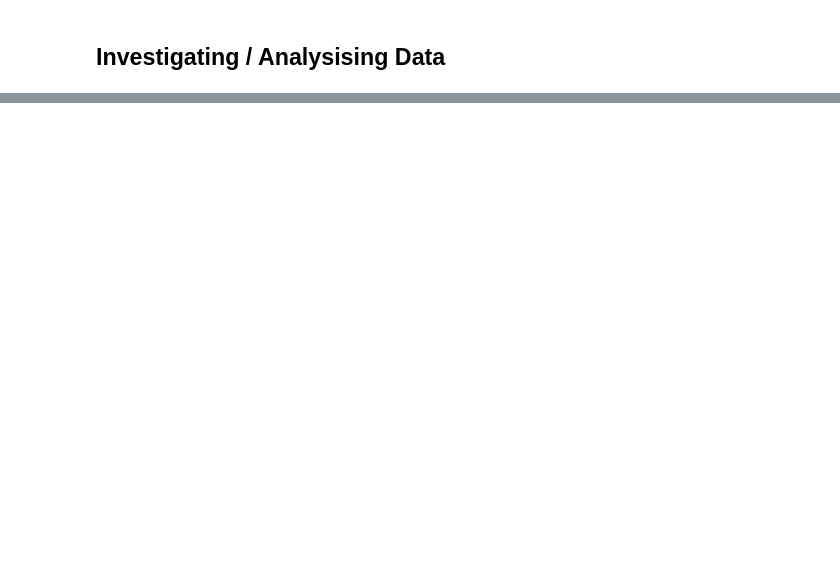
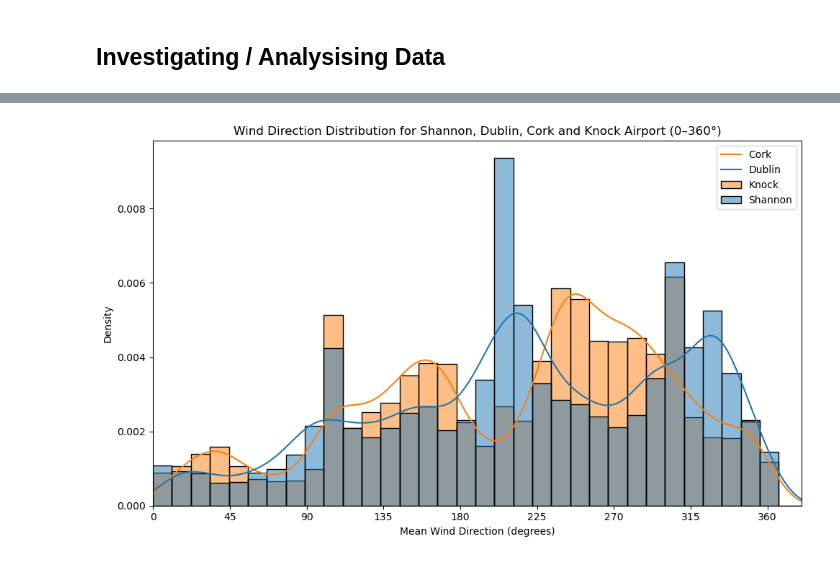
Before and after one commit to LDonn32/PDFA, a Jupyter notebook: Project/Wind-Speed-Analysis.ipynb, the cells around one changed output, grey strips where cells are left out. Cells and saved outputs as stored; diff of their text form; code cells hidden in the pictures; blank space fills up the shorter version.

```diff
--- a/Project/Wind-Speed-Analysis.ipynb
+++ b/Project/Wind-Speed-Analysis.ipynb
@@ -358,0 +382,33 @@ plt.show()
+# %%
+# Plot histogram of Mean Wind Direction(degrees) for All Airports
+
+wind_directions = all_airports.pivot(
+    columns='Airport',
+    values='Mean_Wind_Direction(degrees)'
+)
+
+plt.figure(figsize=(10, 6))
+
+sns.histplot(data=wind_directions, bins=36, kde=True, stat="density", common_norm=False)
+
+plt.title('Wind Direction Distribution for Shannon, Dublin, Cork and Knock Airport (0–360°)')
+plt.xlabel('Mean Wind Direction (degrees)')
+plt.ylabel('Density')
+
+# Extending x-axis slightly beyond 360 to accommodate tick marks.
+# See: https://matplotlib.org/stable/api/_as_gen/matplotlib.pyplot.xlim.html
+
+plt.xlim(0, 380)
+
+# Set x-ticks from 0 to 360 at intervals of 45 degrees so easier to read.
+
+plt.xticks(range(0, 361, 45))
+
+plt.legend(wind_directions.columns)
+plt.tight_layout()
+
+# plt.savefig('Mean_Wind_Direction_Distribution_All_Airports.png')
+
+plt.show()
+# %% [output]
+[figure, added]
```
Also changed, not shown: parts of 10 cells of this notebook, 5 other files.
